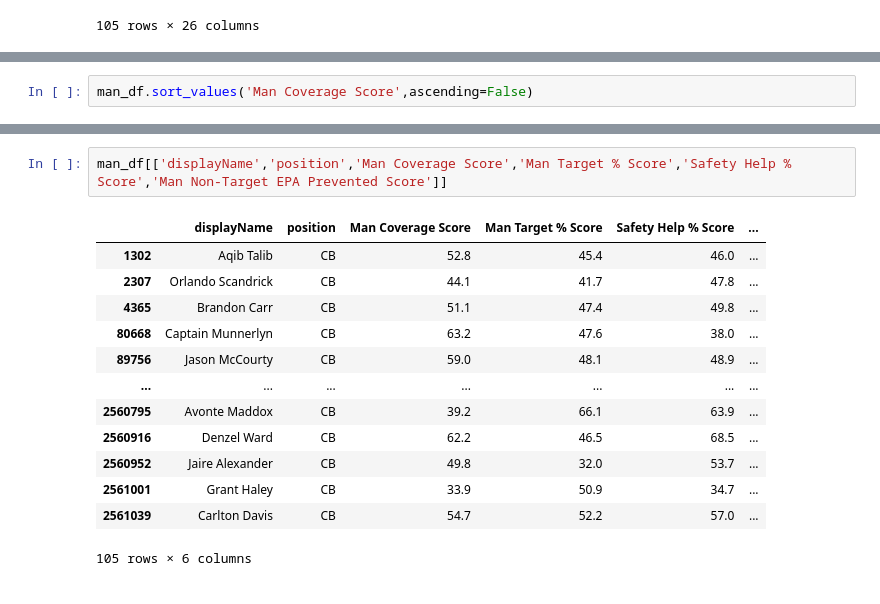
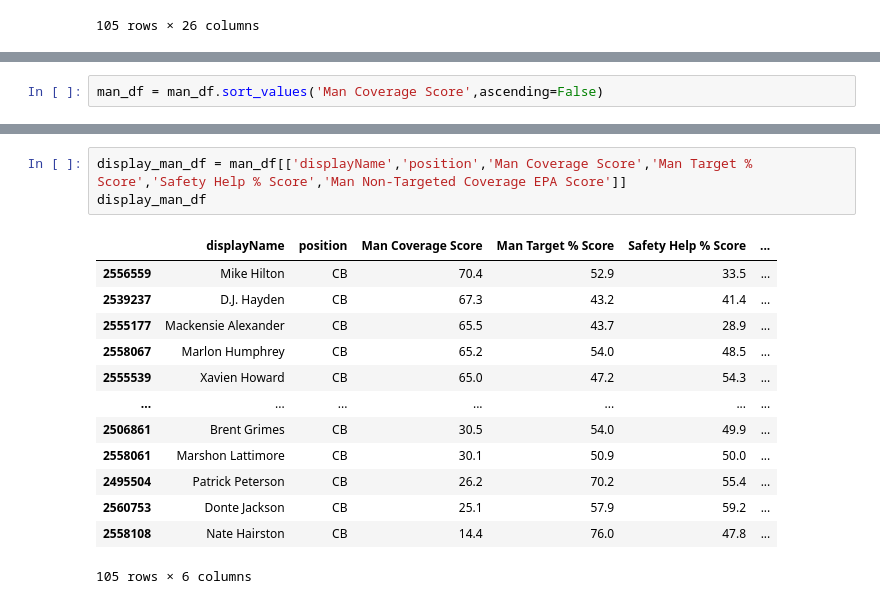
Before and after one commit to jhowenstein/nfl-big-data, a Jupyter notebook: notebooks/analysis/CB - Man Coverage Performance Evaluation.ipynb, the cells around one changed output, grey strips where cells are left out. Cells and saved outputs as stored; diff of their text form.

```diff
--- a/notebooks/analysis/CB - Man Coverage Performance Evaluation.ipynb
+++ b/notebooks/analysis/CB - Man Coverage Performance Evaluation.ipynb
@@ -247,4 +249,4 @@ Try using .loc[row_indexer,col_indexer] = value instead
 
 See the caveats in the documentation: https://pandas.pydata.org/pandas-docs/stable/user_guide/indexing.html#returning-a-view-versus-a-copy
 # %%
-man_df.sort_values('Man Coverage Score',ascending=False)
+man_df = man_df.sort_values('Man Coverage Score',ascending=False)
@@ -265,16 +253,17 @@ man_df.sort_values('Man Coverage Score',ascending=False)
 # %%
-man_df[['displayName','position','Man Coverage Score','Man Target % Score','Safety Help % Score','Man Non-Target EPA Prevented Score']]
+display_man_df = man_df[['displayName','position','Man Coverage Score','Man Target % Score','Safety Help % Score','Man Non-Targeted Coverage EPA Score']]
+display_man_df
 # %% [output]
 |  | displayName | position | Man Coverage Score | Man Target % Score | Safety Help % Score | ... |
-| 1302 | Aqib Talib | CB | 52.8 | 45.4 | 46.0 | ... |
-| 2307 | Orlando Scandrick | CB | 44.1 | 41.7 | 47.8 | ... |
-| 4365 | Brandon Carr | CB | 51.1 | 47.4 | 49.8 | ... |
-| 80668 | Captain Munnerlyn | CB | 63.2 | 47.6 | 38.0 | ... |
-| 89756 | Jason McCourty | CB | 59.0 | 48.1 | 48.9 | ... |
+| 2556559 | Mike Hilton | CB | 70.4 | 52.9 | 33.5 | ... |
+| 2539237 | D.J. Hayden | CB | 67.3 | 43.2 | 41.4 | ... |
+| 2555177 | Mackensie Alexander | CB | 65.5 | 43.7 | 28.9 | ... |
+| 2558067 | Marlon Humphrey | CB | 65.2 | 54.0 | 48.5 | ... |
+| 2555539 | Xavien Howard | CB | 65.0 | 47.2 | 54.3 | ... |
 | ... | ... | ... | ... | ... | ... | ... |
-| 2560795 | Avonte Maddox | CB | 39.2 | 66.1 | 63.9 | ... |
-| 2560916 | Denzel Ward | CB | 62.2 | 46.5 | 68.5 | ... |
-| 2560952 | Jaire Alexander | CB | 49.8 | 32.0 | 53.7 | ... |
-| 2561001 | Grant Haley | CB | 33.9 | 50.9 | 34.7 | ... |
-| 2561039 | Carlton Davis | CB | 54.7 | 52.2 | 57.0 | ... |
+| 2506861 | Brent Grimes | CB | 30.5 | 54.0 | 49.9 | ... |
+| 2558061 | Marshon Lattimore | CB | 30.1 | 50.9 | 50.0 | ... |
+| 2495504 | Patrick Peterson | CB | 26.2 | 70.2 | 55.4 | ... |
+| 2560753 | Donte Jackson | CB | 25.1 | 57.9 | 59.2 | ... |
+| 2558108 | Nate Hairston | CB | 14.4 | 76.0 | 47.8 | ... |
 105 rows × 6 columns
```
Also changed, not shown: parts of 14 cells of this notebook, 9 other files.
